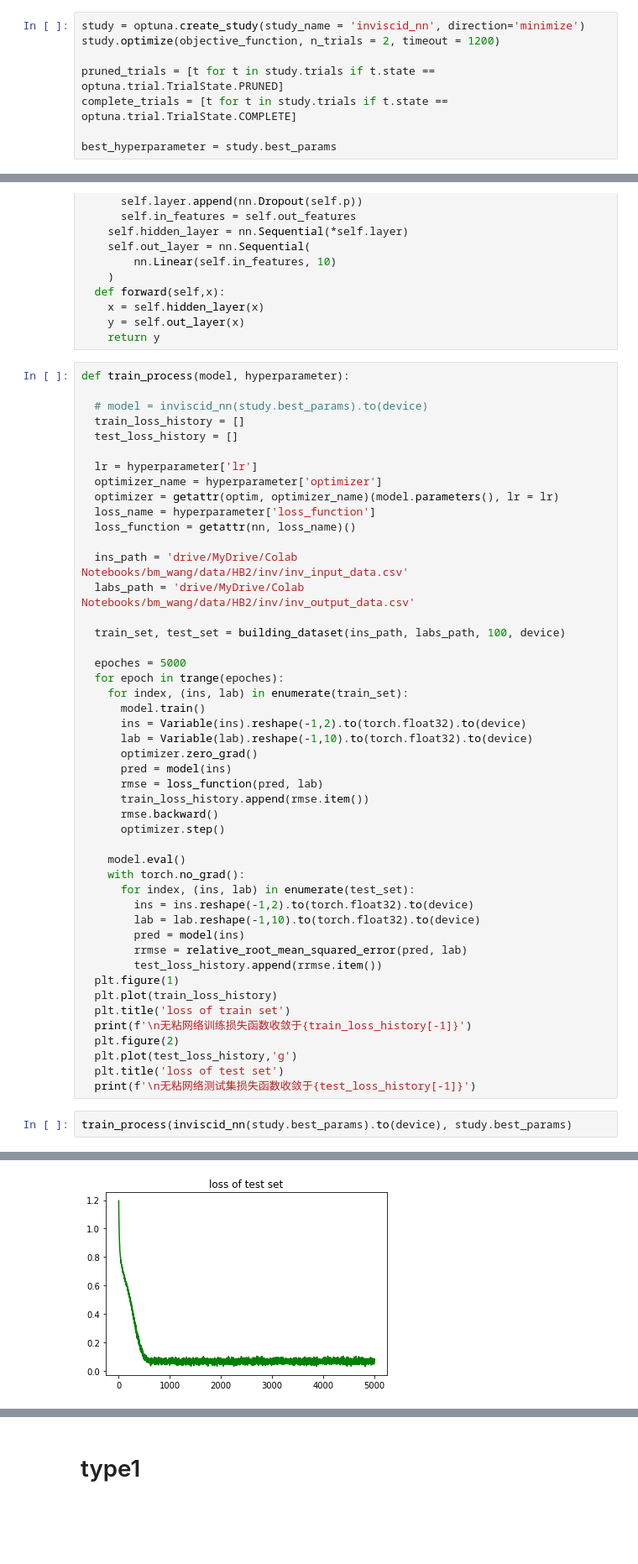
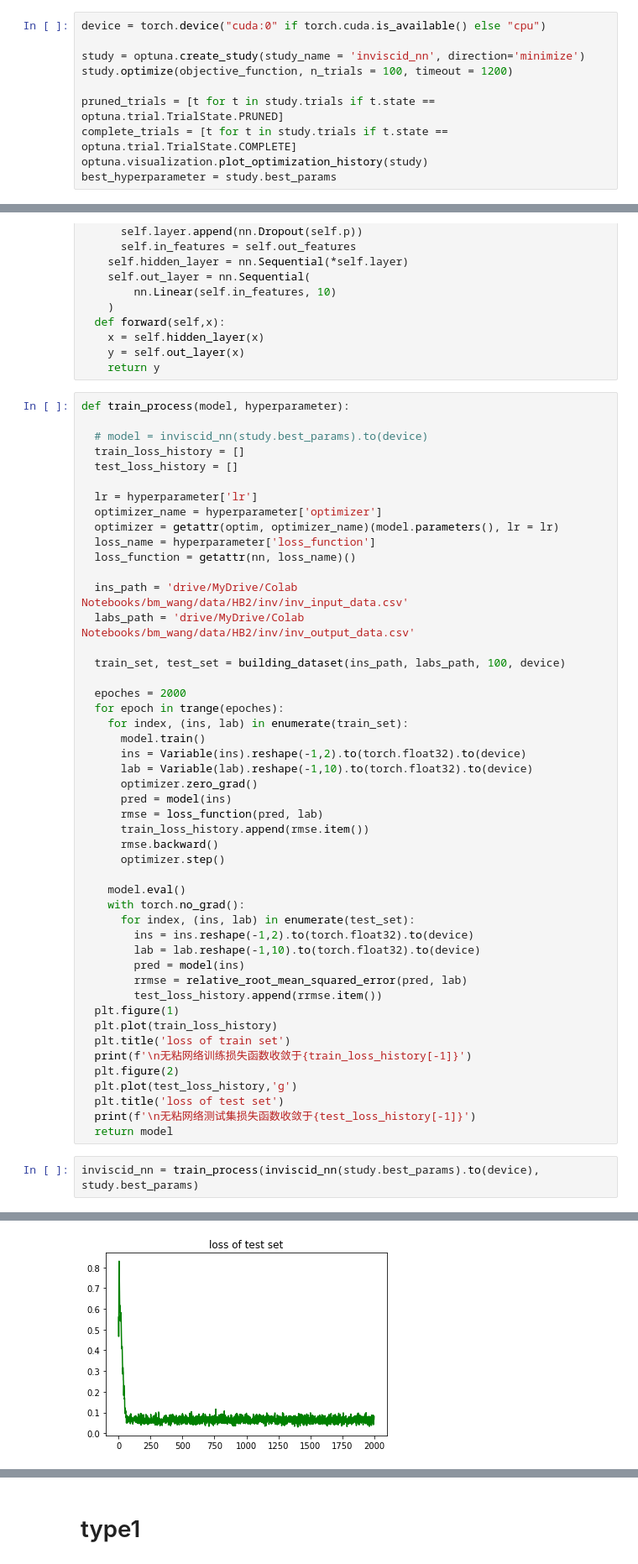
Before and after one commit to bominwang/inviscid-viscid-flow-correct-neural-network, a Jupyter notebook: HB2_SurfacePressurePredicate_NNAS.ipynb, the cells around one changed output, grey strips where cells are left out. Shown at 84% size. Drawn from its saved outputs; the diff is of its cells as text; blank space fills up the shorter version.

```diff
--- a/HB2_SurfacePressurePredicate_NNAS.ipynb
+++ b/HB2_SurfacePressurePredicate_NNAS.ipynb
@@ -145,11 +142,13 @@ def objective_function(hyperparameter):
     hyperparameter.report(rrmse, epoch)
   return rrmse
 # %%
+device = torch.device("cuda:0" if torch.cuda.is_available() else "cpu")
+
 study = optuna.create_study(study_name = 'inviscid_nn', direction='minimize')
-study.optimize(objective_function, n_trials = 2, timeout = 1200)
+study.optimize(objective_function, n_trials = 100, timeout = 1200)
 
 pruned_trials = [t for t in study.trials if t.state == optuna.trial.TrialState.PRUNED]
 complete_trials = [t for t in study.trials if t.state == optuna.trial.TrialState.COMPLETE]
-
+optuna.visualization.plot_optimization_history(study)
 best_hyperparameter = study.best_params
 # %% [output]
@@ -198,7 +211,7 @@ def train_process(model, hyperparameter):
 
   train_set, test_set = building_dataset(ins_path, labs_path, 100, device)
 
-  epoches = 5000
+  epoches = 2000
   for epoch in trange(epoches):
     for index, (ins, lab) in enumerate(train_set):
       model.train()
@@ -227,6 +240,7 @@ def train_process(model, hyperparameter):
   plt.plot(test_loss_history,'g')
   plt.title('loss of test set')
   print(f'\n无粘网络测试集损失函数收敛于{test_loss_history[-1]}')
+  return model
 # %%
-train_process(inviscid_nn(study.best_params).to(device), study.best_params)
+inviscid_nn = train_process(inviscid_nn(study.best_params).to(device), study.best_params)
 # %% [output]
@@ -237 +251 @@ train_process(inviscid_nn(study.best_params).to(device), study.best_params)
-[figure, old version]
+[figure, new version]
```
Also changed, not shown: parts of 7 cells of this notebook.
